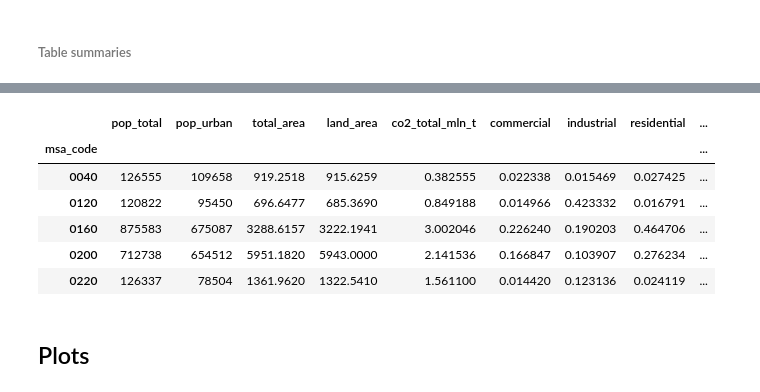
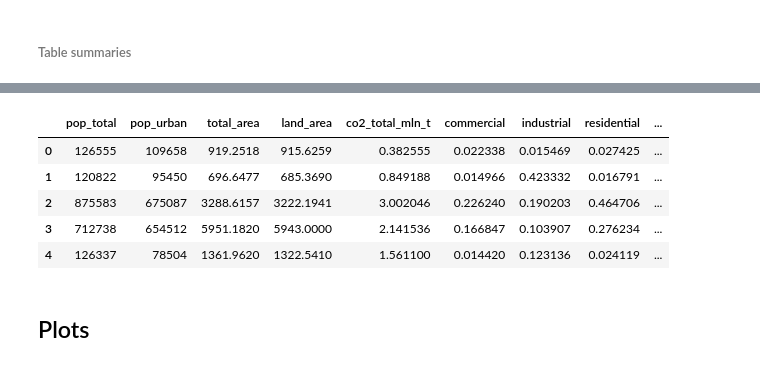
Before and after one commit to pvarsh/foundations-a4, a Jupyter notebook: assignment-4.ipynb, the cells around one changed output, grey strips where cells are left out. Saved outputs shown, nothing was run; the diff lists cells and outputs as text; code cells hidden in the pictures.

```diff
--- a/assignment-4.ipynb
+++ b/assignment-4.ipynb
@@ -157,3 +155,18 @@ countyToMSA['county_FIPS'] = countyToMSA.index
+# %%
+folder = "MSA_county_2000"
+fname = "tab01.csv"
+fileIn = dataPath + '/' + folder + '/' + fname
+
+with open(fileIn, 'r') as f:
+    MSA_name = pd.read_csv(f, dtype = str)
+
+### drop columns
+MSA_name = MSA_name[['MSA/ CMSA Code', '    Area']]
+MSA_name.columns = ['msa_code', 'name']
+
+### only keep MSAs or CMSAs
+MSAs = MSA_name['name'].str.extract('([ C]MSA$)')
+MSA_name = MSA_name[pd.notnull(MSAs)]
 # %% [markdown]
 ###### Table summaries
 # %%
@@ -192,28 +220,36 @@ dtype: object
 # %%
 ### Temporary demographic and co2 join
-
 demo_co2 = pd.merge(demograph, co2, how = 'inner', on = 'county_FIPS')
 demo_co2.shape
 demo_co2.head()
 
+# Join countyToMSA with MSA_name to lose PMSAs and gain names
+# countyToMSA = pd.merge(MSA_name, countyToMSA, how = 'inner', on = 'msa_code')
+
 ### Joining temporary table above with county_MSA table and aggregating by MSA
 demo_co2_with_MSA = pd.merge(demo_co2, countyToMSA, how = 'inner', on = 'county_FIPS')
 grouped = demo_co2_with_MSA.groupby(['msa_code'])
-mt = grouped.sum()
-mt.drop(['pop_density', 'county_FIPS'], axis = 1, inplace = True) # after summing, these variables are meaningless
+mt_temp = grouped.sum()
+mt_temp.drop(['pop_density', 'county_FIPS'], axis = 1, inplace = True) # after summing, these variables are meaningless
+mt_temp['msa_code'] = mt_temp.index # for merge
+
+### Join with names
+mt = pd.merge(mt_temp, MSA_name, how = 'inner', on ='msa_code')
 
 ### Dropping MSAs with total population < 100,000
 mt = mt[mt.pop_total > 1e5]
+mt['co2_per_capita']=mt.co2_total / mt.pop_total
+
+mt = mt.reindex(list(range(mt.shape[0])))
 
 mt.head()
 # %% [output]
 |  | pop_total | pop_urban | total_area | land_area | co2_total_mln_t | commercial | industrial | residential | ... |
-| msa_code |  |  |  |  |  |  |  |  | ... |
-| 0040 | 126555 | 109658 | 919.2518 | 915.6259 | 0.382555 | 0.022338 | 0.015469 | 0.027425 | ... |
-| 0120 | 120822 | 95450 | 696.6477 | 685.3690 | 0.849188 | 0.014966 | 0.423332 | 0.016791 | ... |
-| 0160 | 875583 | 675087 | 3288.6157 | 3222.1941 | 3.002046 | 0.226240 | 0.190203 | 0.464706 | ... |
-| 0200 | 712738 | 654512 | 5951.1820 | 5943.0000 | 2.141536 | 0.166847 | 0.103907 | 0.276234 | ... |
-| 0220 | 126337 | 78504 | 1361.9620 | 1322.5410 | 1.561100 | 0.014420 | 0.123136 | 0.024119 | ... |
+| 0 | 126555 | 109658 | 919.2518 | 915.6259 | 0.382555 | 0.022338 | 0.015469 | 0.027425 | ... |
+| 1 | 120822 | 95450 | 696.6477 | 685.3690 | 0.849188 | 0.014966 | 0.423332 | 0.016791 | ... |
+| 2 | 875583 | 675087 | 3288.6157 | 3222.1941 | 3.002046 | 0.226240 | 0.190203 | 0.464706 | ... |
+| 3 | 712738 | 654512 | 5951.1820 | 5943.0000 | 2.141536 | 0.166847 | 0.103907 | 0.276234 | ... |
+| 4 | 126337 | 78504 | 1361.9620 | 1322.5410 | 1.561100 | 0.014420 | 0.123136 | 0.024119 | ... |
 # %% [markdown]
 ## Plots
 # %% [markdown]
```
Also changed, not shown: parts of 19 cells of this notebook.
